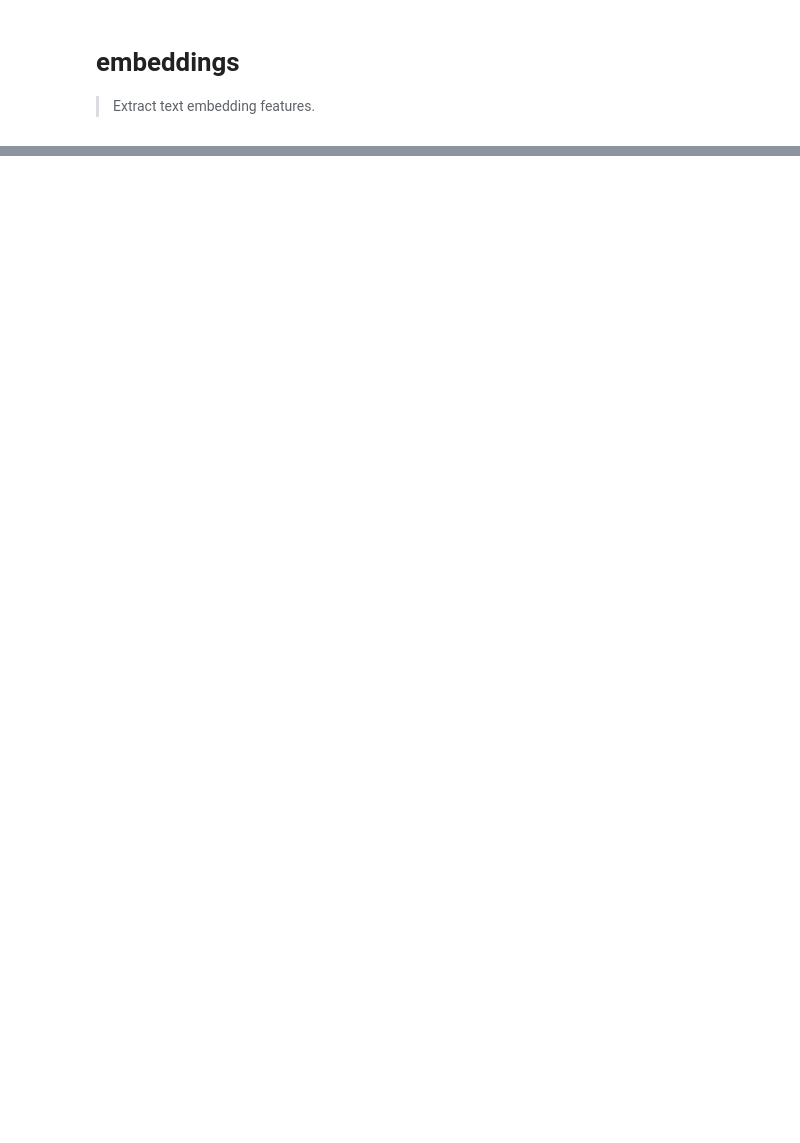
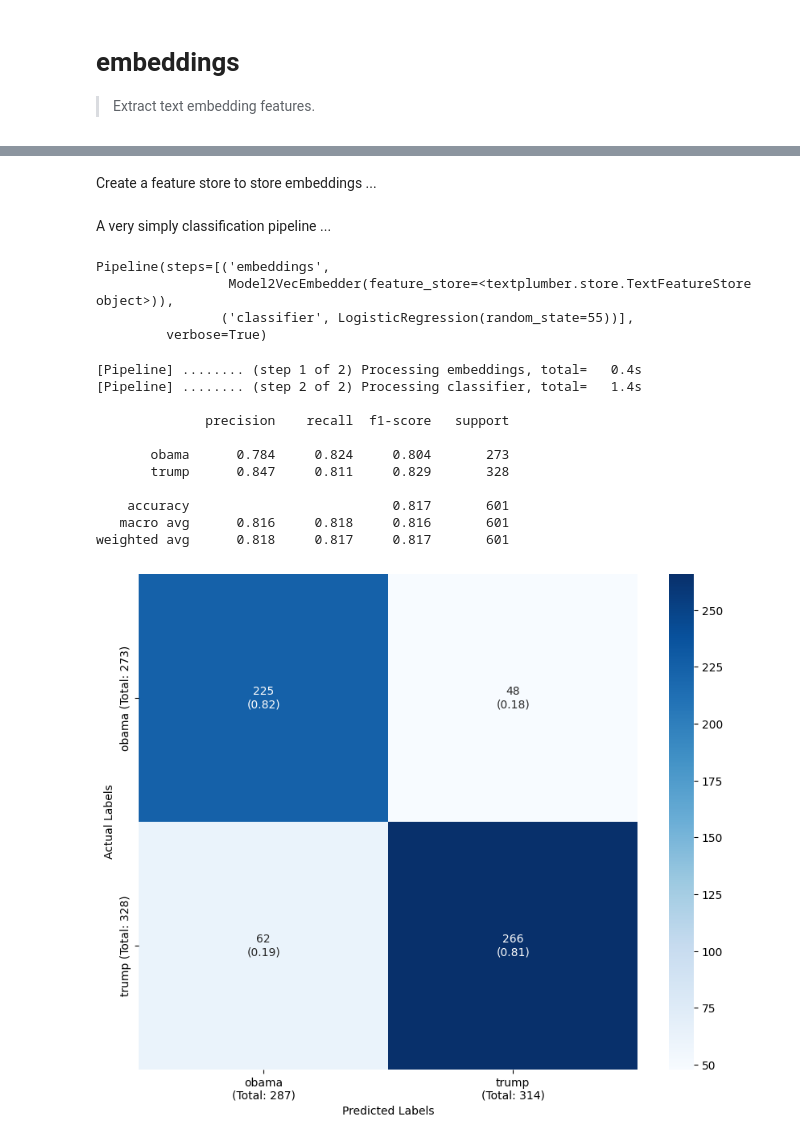
Before and after one commit to polsci/textplumber, a Jupyter notebook: nbs/80_embeddings.ipynb, the cells around one changed output, grey strips where cells are left out. Saved outputs shown, nothing was run; the diff lists cells and outputs as text; code cells hidden in the pictures; blank space fills up the shorter version.

Commit message:
use patch for documentation, add backwards compatibility, add example

```diff
--- a/nbs/80_embeddings.ipynb
+++ b/nbs/80_embeddings.ipynb
@@ -15,0 +18,13 @@ import numpy as np
+# %%
+#| export
+class Model2VecEmbedder(BaseEstimator, TransformerMixin):
+	""" Sci-kit Learn pipeline component to generate embeddings using Model2Vec. """
+	def __init__(self,
+                feature_store: TextFeatureStore, # the feature store to use - this should be the same feature store used in the SpacyPreprocessor component
+				model_name:str = 'minishlab/potion-base-8M', # the model name to use
+				batch_size:int = 5000 # batch size for encoding text
+				):
+		self.feature_store = feature_store
+		self.model_name = model_name
+		self.model_ = StaticModel.from_pretrained(self.model_name)
+		self.batch_size = batch_size
@@ -55,0 +78,2 @@ TODO: add an example.
+# %%
+X_train, y_train, X_test, y_test, target_classes, target_names = get_example_data(label_column = 'style', target_labels = ['obama', 'trump'])
@@ -55,0 +84,37 @@ TODO: add an example.
+# %% [markdown]
+Create a feature store to store embeddings ...
+# %%
+feature_store = TextFeatureStore('feature_store_example_embeddings.sqlite')
+# %% [markdown]
+A very simply classification pipeline ...
+# %%
+pipeline = Pipeline([
+    ('embeddings', Model2VecEmbedder(feature_store=feature_store)),
+    ('classifier', LogisticRegression(random_state=55))
+], verbose=True)
+
+display(pipeline)
+
+pipeline.fit(X_train, y_train)
+y_pred = pipeline.predict(X_test)
+
+print()
+print(classification_report(y_test, y_pred, labels = target_classes, target_names = target_names, digits=3))
+plot_confusion_matrix(y_test, y_pred, target_classes, target_names)
+# %% [output]
+Pipeline(steps=[('embeddings',
+                 Model2VecEmbedder(feature_store=<textplumber.store.TextFeatureStore object>)),
+                ('classifier', LogisticRegression(random_state=55))],
+         verbose=True)
+[Pipeline] ........ (step 1 of 2) Processing embeddings, total=   0.4s
+[Pipeline] ........ (step 2 of 2) Processing classifier, total=   1.4s
+
+              precision    recall  f1-score   support
+
+       obama      0.784     0.824     0.804       273
+       trump      0.847     0.811     0.829       328
+
+    accuracy                          0.817       601
+   macro avg      0.816     0.818     0.816       601
+weighted avg      0.818     0.817     0.817       601
+[figure, added]
```
Also changed, not shown: parts of 12 cells of this notebook.
